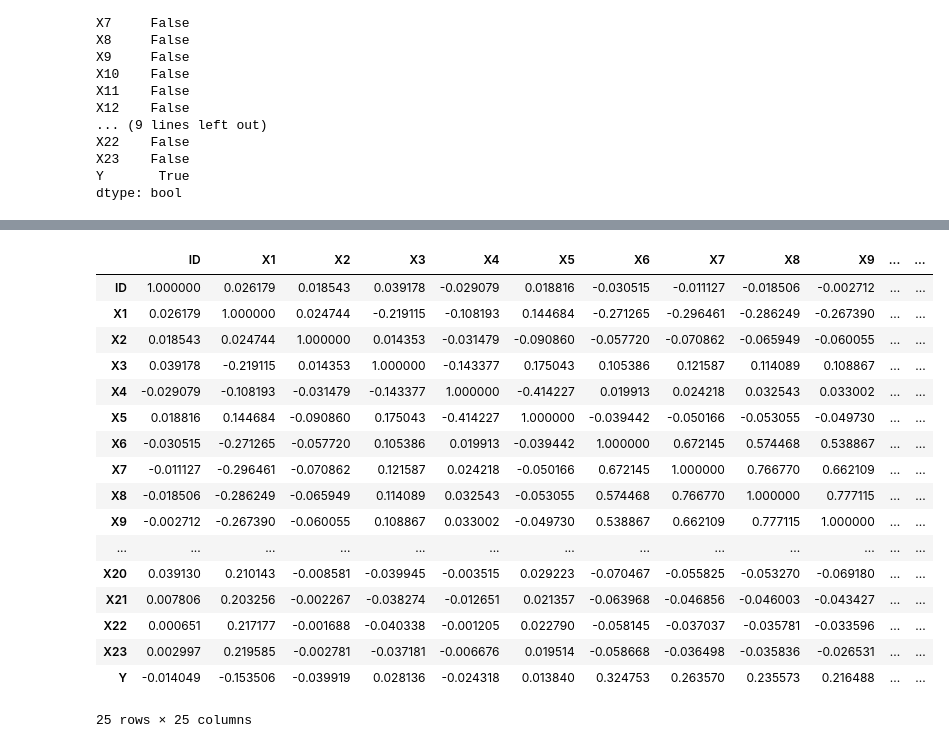
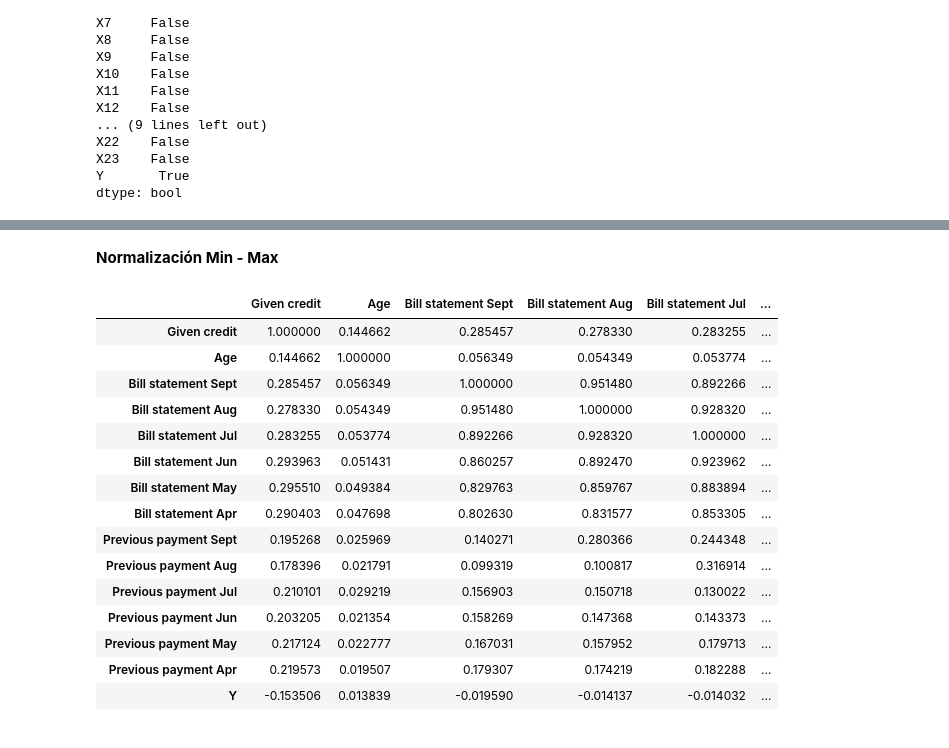
Before and after one commit to PosgradoMNA/actividades-de-aprendizaje-jesusrincon1328, a Jupyter notebook: Actividad_4.ipynb, the cells around one changed output, grey strips where cells are left out. Cells and saved outputs as stored; diff of their text form; code cells hidden in the pictures.

```diff
--- a/Actividad_4.ipynb
+++ b/Actividad_4.ipynb
@@ -116,0 +124,5 @@ df.shape
+# %%
+#seleccionar las columnas a eliminar
+drop = ['X2', 'X3', 'X4', 'X6', 'X7', 'X8', 'X9', 'X10', 'X11']
+ndf.drop(columns = drop, inplace = True)
+ndf.head()
@@ -116,0 +136,5 @@ df.shape
+# %%
+#cambiar el nombre de las columnas para tener un mejor entendimiento
+ndf.columns = ["Given credit", "Age","Bill statement Sept", "Bill statement Aug", "Bill statement Jul", "Bill statement Jun", "Bill statement May",
+               "Bill statement Apr", "Previous payment Sept", "Previous payment Aug", "Previous payment Jul", "Previous payment Jun",
+               "Previous payment May", "Previous payment Apr", "Y"]
@@ -116,0 +188,2 @@ df.shape
+# %% [markdown]
+**Normalización Min - Max**
@@ -117,22 +199,20 @@ df.shape
 # %%
 #se calcula correlación
-df.corr()
+ndf.corr()
 # %% [output]
-|  | ID | X1 | X2 | X3 | X4 | X5 | X6 | X7 | X8 | X9 | ... | ... |
-| ID | 1.000000 | 0.026179 | 0.018543 | 0.039178 | -0.029079 | 0.018816 | -0.030515 | -0.011127 | -0.018506 | -0.002712 | ... | ... |
-| X1 | 0.026179 | 1.000000 | 0.024744 | -0.219115 | -0.108193 | 0.144684 | -0.271265 | -0.296461 | -0.286249 | -0.267390 | ... | ... |
-| X2 | 0.018543 | 0.024744 | 1.000000 | 0.014353 | -0.031479 | -0.090860 | -0.057720 | -0.070862 | -0.065949 | -0.060055 | ... | ... |
-| X3 | 0.039178 | -0.219115 | 0.014353 | 1.000000 | -0.143377 | 0.175043 | 0.105386 | 0.121587 | 0.114089 | 0.108867 | ... | ... |
-| X4 | -0.029079 | -0.108193 | -0.031479 | -0.143377 | 1.000000 | -0.414227 | 0.019913 | 0.024218 | 0.032543 | 0.033002 | ... | ... |
-| X5 | 0.018816 | 0.144684 | -0.090860 | 0.175043 | -0.414227 | 1.000000 | -0.039442 | -0.050166 | -0.053055 | -0.049730 | ... | ... |
-| X6 | -0.030515 | -0.271265 | -0.057720 | 0.105386 | 0.019913 | -0.039442 | 1.000000 | 0.672145 | 0.574468 | 0.538867 | ... | ... |
-| X7 | -0.011127 | -0.296461 | -0.070862 | 0.121587 | 0.024218 | -0.050166 | 0.672145 | 1.000000 | 0.766770 | 0.662109 | ... | ... |
-| X8 | -0.018506 | -0.286249 | -0.065949 | 0.114089 | 0.032543 | -0.053055 | 0.574468 | 0.766770 | 1.000000 | 0.777115 | ... | ... |
-| X9 | -0.002712 | -0.267390 | -0.060055 | 0.108867 | 0.033002 | -0.049730 | 0.538867 | 0.662109 | 0.777115 | 1.000000 | ... | ... |
-| ... | ... | ... | ... | ... | ... | ... | ... | ... | ... | ... | ... | ... |
-| X20 | 0.039130 | 0.210143 | -0.008581 | -0.039945 | -0.003515 | 0.029223 | -0.070467 | -0.055825 | -0.053270 | -0.069180 | ... | ... |
-| X21 | 0.007806 | 0.203256 | -0.002267 | -0.038274 | -0.012651 | 0.021357 | -0.063968 | -0.046856 | -0.046003 | -0.043427 | ... | ... |
-| X22 | 0.000651 | 0.217177 | -0.001688 | -0.040338 | -0.001205 | 0.022790 | -0.058145 | -0.037037 | -0.035781 | -0.033596 | ... | ... |
-| X23 | 0.002997 | 0.219585 | -0.002781 | -0.037181 | -0.006676 | 0.019514 | -0.058668 | -0.036498 | -0.035836 | -0.026531 | ... | ... |
-| Y | -0.014049 | -0.153506 | -0.039919 | 0.028136 | -0.024318 | 0.013840 | 0.324753 | 0.263570 | 0.235573 | 0.216488 | ... | ... |
+|  | Given credit | Age | Bill statement Sept | Bill statement Aug | Bill statement Jul | ... |
+| Given credit | 1.000000 | 0.144662 | 0.285457 | 0.278330 | 0.283255 | ... |
+| Age | 0.144662 | 1.000000 | 0.056349 | 0.054349 | 0.053774 | ... |
+| Bill statement Sept | 0.285457 | 0.056349 | 1.000000 | 0.951480 | 0.892266 | ... |
+| Bill statement Aug | 0.278330 | 0.054349 | 0.951480 | 1.000000 | 0.928320 | ... |
+| Bill statement Jul | 0.283255 | 0.053774 | 0.892266 | 0.928320 | 1.000000 | ... |
+| Bill statement Jun | 0.293963 | 0.051431 | 0.860257 | 0.892470 | 0.923962 | ... |
+| Bill statement May | 0.295510 | 0.049384 | 0.829763 | 0.859767 | 0.883894 | ... |
+| Bill statement Apr | 0.290403 | 0.047698 | 0.802630 | 0.831577 | 0.853305 | ... |
+| Previous payment Sept | 0.195268 | 0.025969 | 0.140271 | 0.280366 | 0.244348 | ... |
+| Previous payment Aug | 0.178396 | 0.021791 | 0.099319 | 0.100817 | 0.316914 | ... |
+| Previous payment Jul | 0.210101 | 0.029219 | 0.156903 | 0.150718 | 0.130022 | ... |
+| Previous payment Jun | 0.203205 | 0.021354 | 0.158269 | 0.147368 | 0.143373 | ... |
+| Previous payment May | 0.217124 | 0.022777 | 0.167031 | 0.157952 | 0.179713 | ... |
+| Previous payment Apr | 0.219573 | 0.019507 | 0.179307 | 0.174219 | 0.182288 | ... |
+| Y | -0.153506 | 0.013839 | -0.019590 | -0.014137 | -0.014032 | ... |
-25 rows × 25 columns
```
Also changed, not shown: parts of 15 cells of this notebook.
